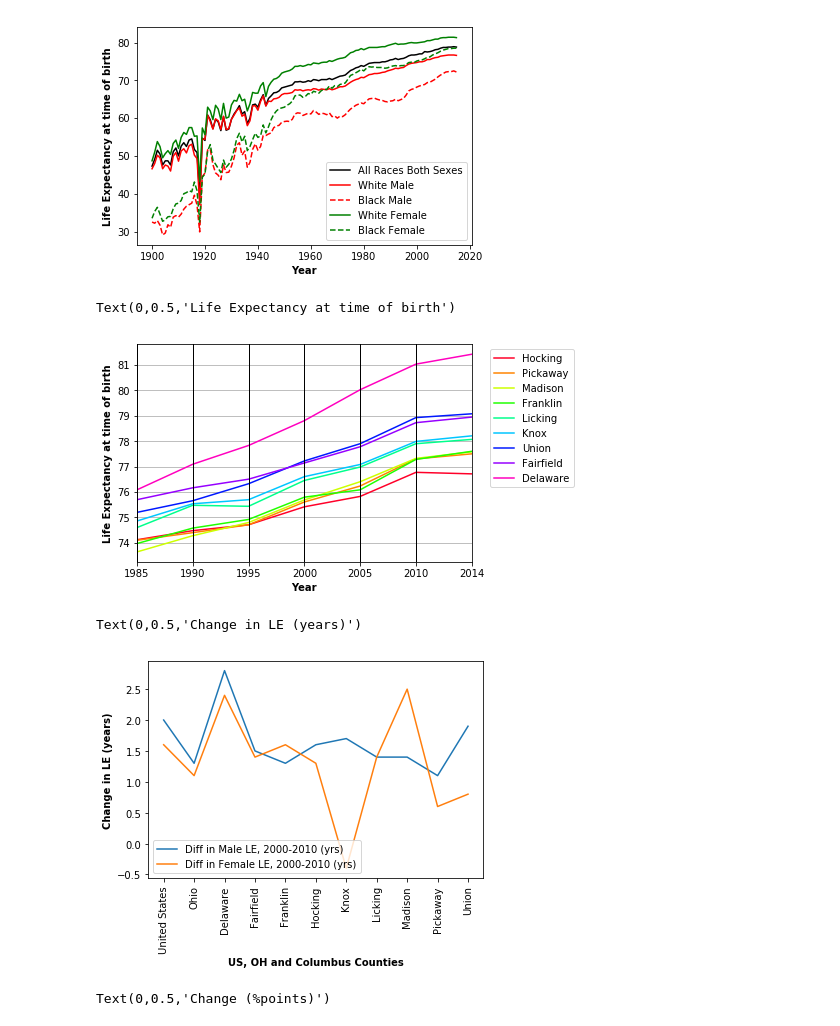
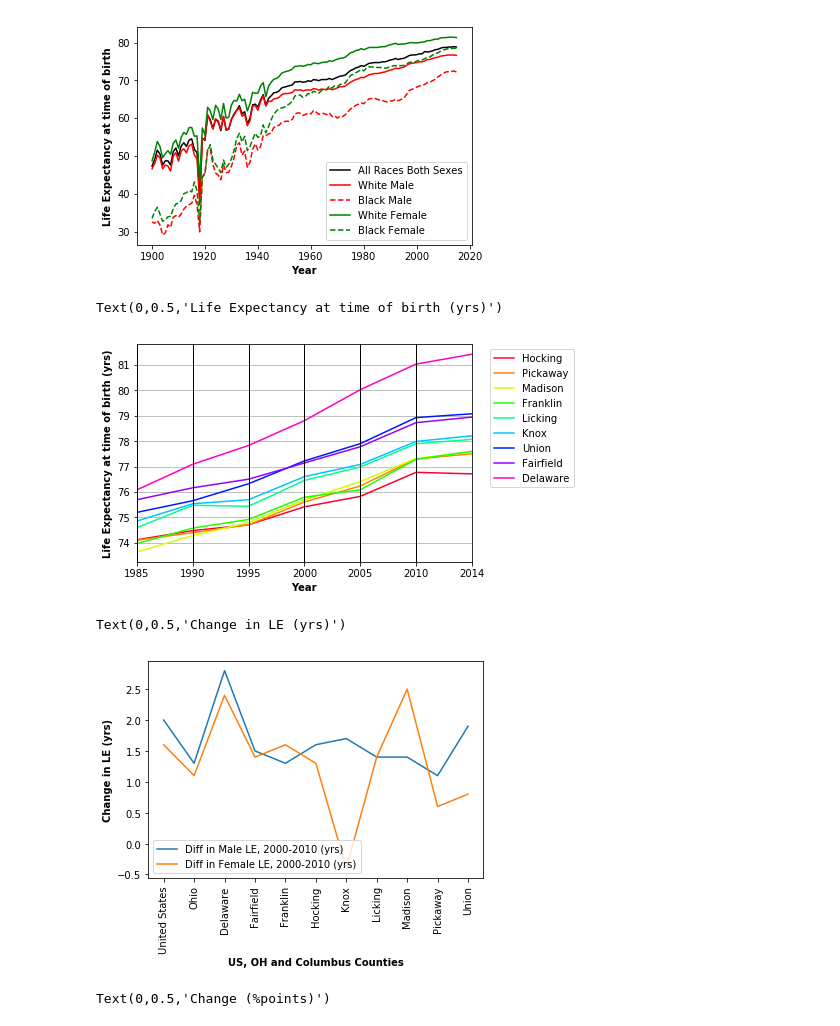
Before and after one commit to elewanto/visual-design-project, a Jupyter notebook: python/le_analysis.ipynb, the cells around one changed output. Drawn from its saved outputs; the diff is of its cells as text; code cells hidden in the pictures.

```diff
--- a/python/le_analysis.ipynb
+++ b/python/le_analysis.ipynb
@@ -28,12 +53,12 @@ Text(0,0.5,'Life Expectancy at time of birth')
 # %%
 par = pd.read_csv('./Data/LE_ParallelCord.csv')
 parallel_coordinates(par[(par['County'].isin(places))], 'County', colormap='gist_rainbow')
 plt.legend(bbox_to_anchor=(1.04,1), loc="upper left")
 plt.xlabel('Year', fontweight='bold')
-plt.ylabel('Life Expectancy at time of birth', fontweight='bold')
+plt.ylabel('Life Expectancy at time of birth (yrs)', fontweight='bold')
 # %% [output]
-Text(0,0.5,'Life Expectancy at time of birth')
+Text(0,0.5,'Life Expectancy at time of birth (yrs)')
-[figure, old version]
+[figure, new version]
 # %%
 ihme_OH = pd.read_csv('./Data/IHME_county_data_LifeExpectancy_OHIO.csv')
 activity_OH = pd.read_csv('./Data/IHME_county_data_PhysicalActivity_OHIO.csv')
@@ -49,10 +74,10 @@ plt.plot(ihme_Cbus['State/County'], ihme_Cbus['Female life expectancy, 2010 (yea
 plt.legend(loc='lower left')
 plt.xticks(rotation=90)
 plt.xlabel('US, OH and Columbus Counties', fontweight='bold')
-plt.ylabel('Change in LE (years)', fontweight='bold')
+plt.ylabel('Change in LE (yrs)', fontweight='bold')
 # %% [output]
-Text(0,0.5,'Change in LE (years)')
+Text(0,0.5,'Change in LE (yrs)')
-[figure, old version]
+[figure, new version]
 # %%
 plt.plot(activity_Cbus['State/County'], activity_Cbus['Difference in male sufficient physical activity prevalence, 2001-2009 (percentage points)'], label="Diff in male sufficient physical activity prevalence, 2001-2009")
 plt.plot(activity_Cbus['State/County'], activity_Cbus['Difference in female sufficient physical activity prevalence, 2001-2009 (percentage points)'], label="Diff in female sufficient physical activity prevalence, 2001-2009")
```
Also changed, not shown: parts of 4 cells of this notebook, 1 other file.
